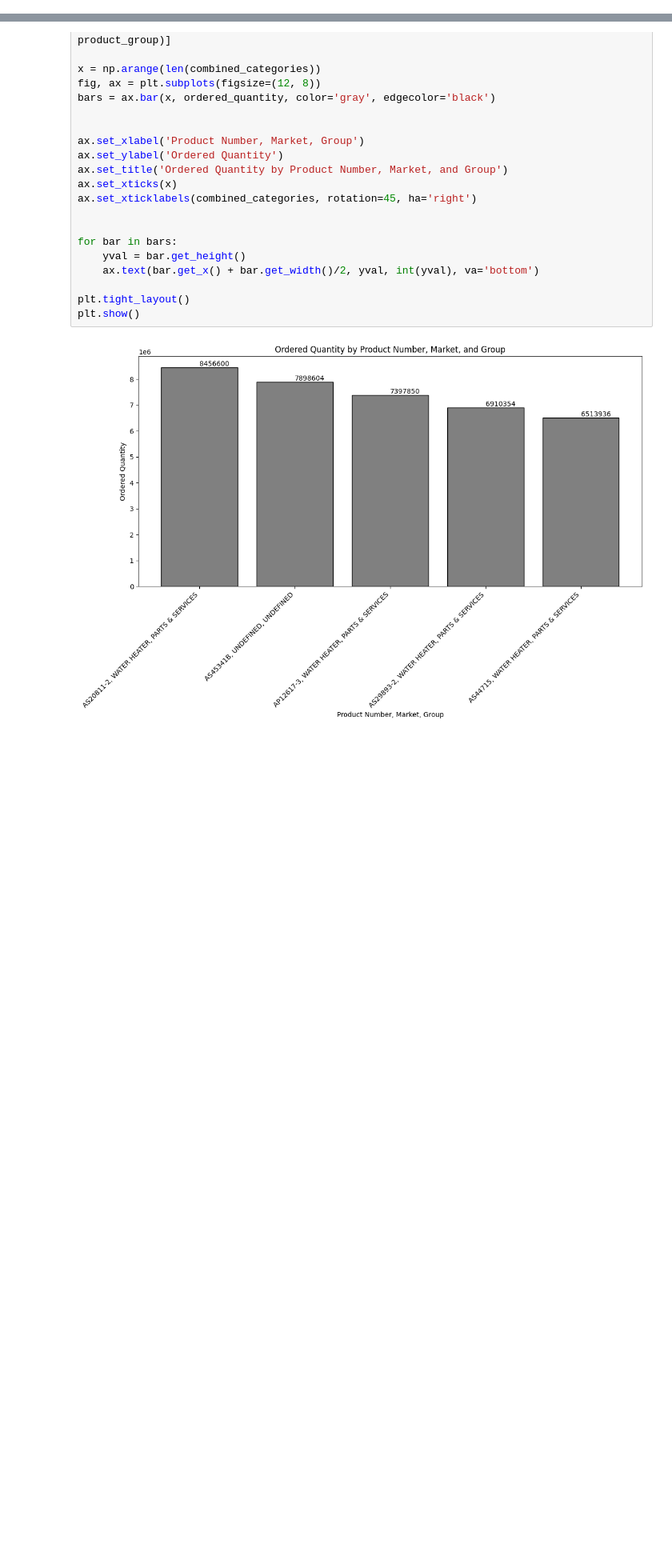
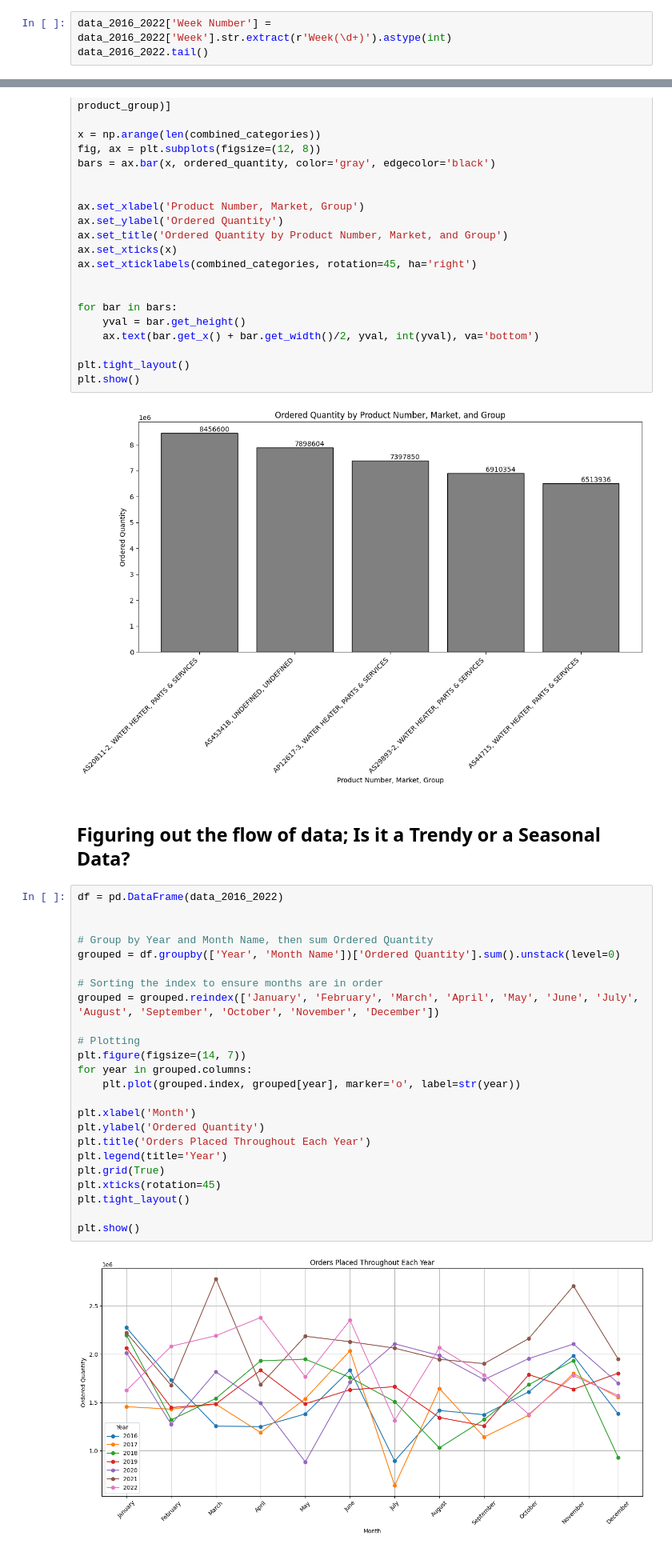
Before and after one commit to bilaalmunir/DataScience-OrderQuantity-Forecasting, a Jupyter notebook: main.ipynb, the cells around one changed output, grey strips where cells are left out. Shown: that part at 80% size. Drawn from its saved outputs; the diff is of its cells as text; blank space fills up the shorter version.

Commit message:
plotted data by months and weeks to find the trends

```diff
--- a/main.ipynb
+++ b/main.ipynb
@@ -183,0 +176,3 @@ data_2016_2022.tail()
+# %%
+data_2016_2022['Week Number'] = data_2016_2022['Week'].str.extract(r'Week(\d+)').astype(int)
+data_2016_2022.tail()
@@ -275,3 +283,31 @@ plt.tight_layout()
 plt.show()
 # %% [output]
 [figure]
+# %% [markdown]
+## Figuring out the flow of data; Is it a **Trendy or a Seasonal** Data?
+# %%
+df = pd.DataFrame(data_2016_2022)
+
+
+# Group by Year and Month Name, then sum Ordered Quantity
+grouped = df.groupby(['Year', 'Month Name'])['Ordered Quantity'].sum().unstack(level=0)
+
+# Sorting the index to ensure months are in order
+grouped = grouped.reindex(['January', 'February', 'March', 'April', 'May', 'June', 'July', 'August', 'September', 'October', 'November', 'December'])
+
+# Plotting
+plt.figure(figsize=(14, 7))
+for year in grouped.columns:
+    plt.plot(grouped.index, grouped[year], marker='o', label=str(year))
+
+plt.xlabel('Month')
+plt.ylabel('Ordered Quantity')
+plt.title('Orders Placed Throughout Each Year')
+plt.legend(title='Year')
+plt.grid(True)
+plt.xticks(rotation=45)
+plt.tight_layout()
+
+plt.show()
+# %% [output]
+[figure, added]
```
Also changed, not shown: parts of 8 cells of this notebook.
